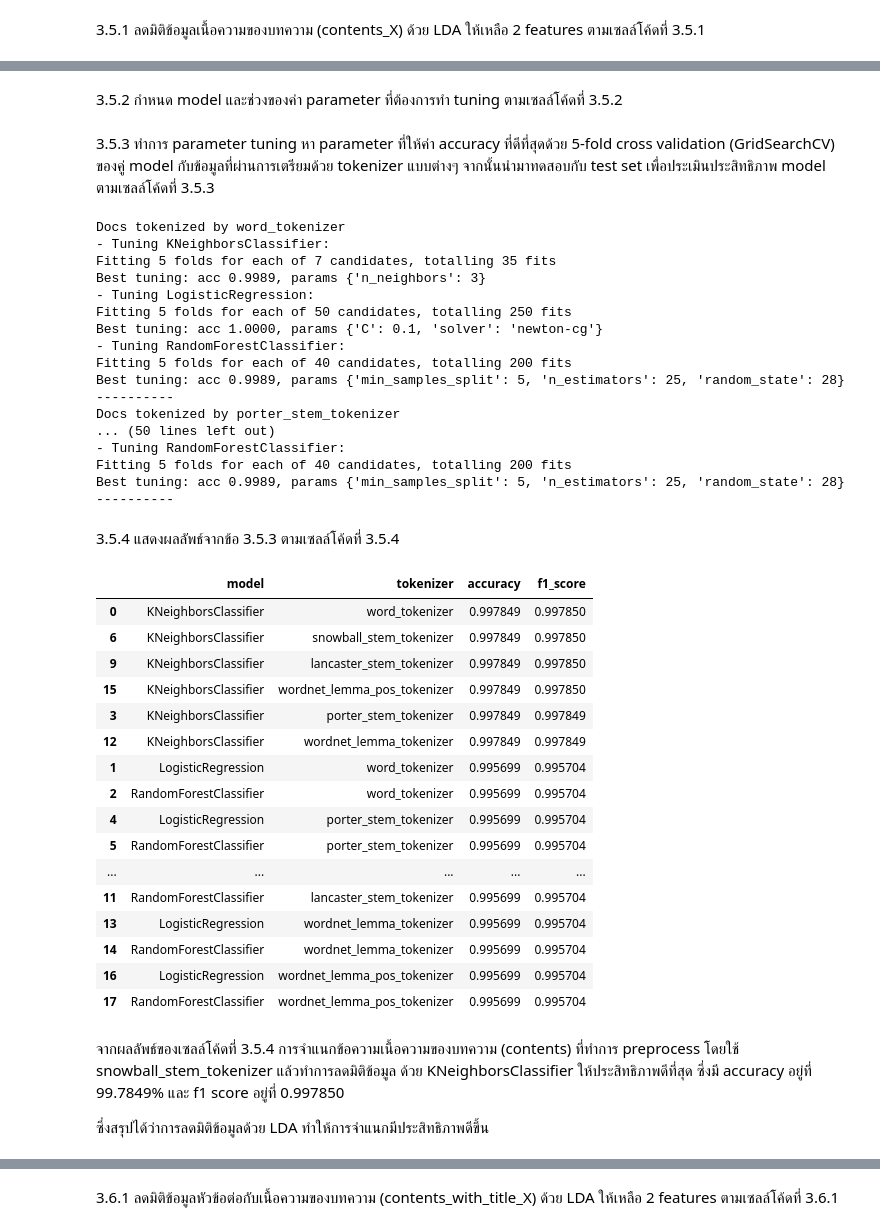
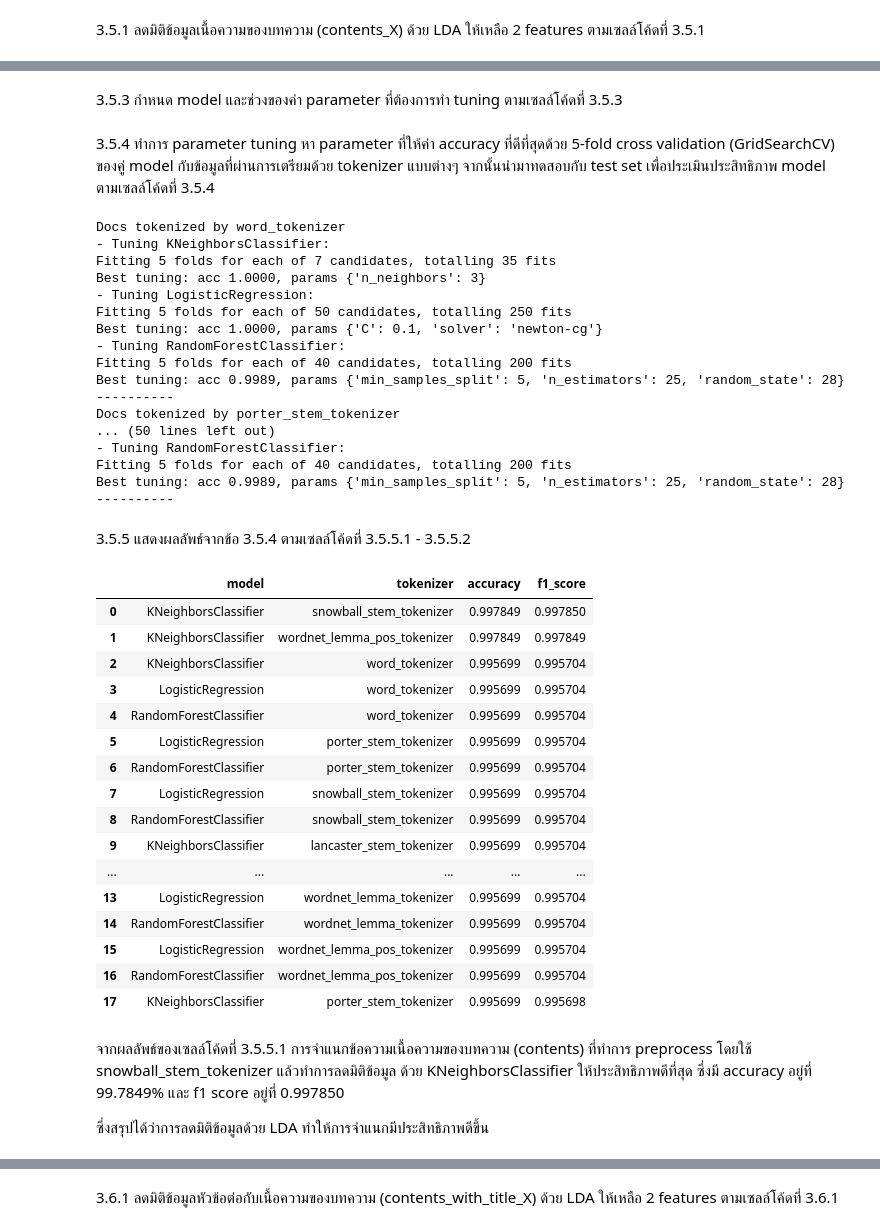
Before and after one commit to tjthanapat/ds4biz-assignment-2, a Jupyter notebook: Task 1 - News Classification/task1.ipynb, the cells around one changed output, grey strips where cells are left out. Drawn from its saved outputs; the diff is of its cells as text; code cells hidden in the pictures.

```diff
--- a/Task 1 - News Classification/task1.ipynb
+++ b/Task 1 - News Classification/task1.ipynb
@@ -1120,7 +1135,7 @@ models = [
         "model": RandomForestClassifier(),
         "params": {
             "n_estimators": list(range(25, 201, 25)),
-            "min_samples_split": list(range(2, 26, 5)),
+            "min_samples_split": list(range(5, 26, 5)),
             "random_state": [28]
         }
     },
@@ -1270,0 +1323,25 @@ Transforming data tokenized by wordnet_lemma_pos_tokenizer
+# %%
+### Code Cell 3.5.2 ###
+
+# Define color for each X
+color_labels = {
+    'sport':'red',
+    'business':'green',
+    'technology':'blue'
+}
+color = [ color_labels[target] for target in targets]
+
+# Define figure
+fig, ax = plt.subplots(3, 2)
+fig.set_size_inches(12, 8)
+fig.tight_layout(pad=3.0)
+fig.suptitle('contents_X after LDA')
+
+# Plot each data in contents_X_lda
+i = 0
+for tokenizer_name, X in contents_X_lda.items():
+  ax[i//2, i%2].set_title(tokenizer_name)
+  ax[i//2, i%2].scatter(X[:,[0]],X[:,[1]], color=color)
+  i += 1
+
+plt.show()
@@ -1271,3 +1350,3 @@ Transforming data tokenized by wordnet_lemma_pos_tokenizer
 # %% [markdown]
-3.5.2 กำหนด model และช่วงของค่า parameter ที่ต้องการทำ tuning ตามเซลล์โค้ดที่ 3.5.2
+3.5.3 กำหนด model และช่วงของค่า parameter ที่ต้องการทำ tuning ตามเซลล์โค้ดที่ 3.5.3
 # %%
@@ -1295,9 +1374,9 @@ models = [
     },
 ]
 # %% [markdown]
-3.5.3 ทำการ parameter tuning หา parameter ที่ให้ค่า accuracy ที่ดีที่สุดด้วย 5-fold cross validation (GridSearchCV) ของคู่ model กับข้อมูลที่ผ่านการเตรียมด้วย tokenizer แบบต่างๆ จากนั้นนำมาทดสอบกับ test set เพื่อประเมินประสิทธิภาพ model ตามเซลล์โค้ดที่ 3.5.3
+3.5.4 ทำการ parameter tuning หา parameter ที่ให้ค่า accuracy ที่ดีที่สุดด้วย 5-fold cross validation (GridSearchCV) ของคู่ model กับข้อมูลที่ผ่านการเตรียมด้วย tokenizer แบบต่างๆ จากนั้นนำมาทดสอบกับ test set เพื่อประเมินประสิทธิภาพ model ตามเซลล์โค้ดที่ 3.5.4
 # %%
-### Code Cell 3.5.3 ###
+### Code Cell 3.5.4 ###
 
 results3 = {
     "model": [],
@@ -1306,10 +1385,11 @@ results3 = {
     "best_tuning_acc": [],
     "accuracy":[],
     "f1_score":[],
+    "cm":[]
 }
 
 y = targets
-cm = []
+
 for tokenizer_name, X in contents_X_lda.items():
     print(f'Docs tokenized by {tokenizer_name}')
 
@@ -1334,16 +1414,19 @@ for tokenizer_name, X in contents_X_lda.items():
         model.set_params(**result.best_params_)
         model.fit(X_train, y_train)
         y_pred = model.predict(X_test)
-        cm.append(confusion_matrix(y_test, y_pred, labels=clf.classes_))
         results3['accuracy'].append(accuracy_score(y_test, y_pred))
         results3['f1_score'].append(f1_score(y_test, y_pred, average='weighted'))
+        results3['cm'].append({
+            'matrix':confusion_matrix(y_test, y_pred, labels=model.classes_),
+            'labels':model.classes_
+        })
 
     print('-'*10)
 # %% [output]
 Docs tokenized by word_tokenizer
 - Tuning KNeighborsClassifier:
 Fitting 5 folds for each of 7 candidates, totalling 35 fits
-Best tuning: acc 0.9989, params {'n_neighbors': 3}
+Best tuning: acc 1.0000, params {'n_neighbors': 3}
 - Tuning LogisticRegression:
 Fitting 5 folds for each of 50 candidates, totalling 250 fits
 Best tuning: acc 1.0000, params {'C': 0.1, 'solver': 'newton-cg'}
@@ -1358,33 +1441,33 @@ Fitting 5 folds for each of 40 candidates, totalling 200 fits
 Best tuning: acc 0.9989, params {'min_samples_split': 5, 'n_estimators': 25, 'random_state': 28}
 ----------
 # %% [markdown]
-3.5.4 แสดงผลลัพธ์จากข้อ 3.5.3 ตามเซลล์โค้ดที่ 3.5.4
+3.5.5 แสดงผลลัพธ์จากข้อ 3.5.4 ตามเซลล์โค้ดที่ 3.5.5.1 - 3.5.5.2
 # %%
-### Code Cell 3.5.4 ###
+### Code Cell 3.5.5.1 ###
 
 result_df = pd.DataFrame(results3)
 
 result_df[['model','tokenizer','accuracy','f1_score']] \
-    .sort_values(by=['accuracy','f1_score'], ascending=False)
+    .sort_values(by=['accuracy','f1_score'], ascending=False).reset_index(drop=True)
 # %% [output]
 |  | model | tokenizer | accuracy | f1_score |
-| 0 | KNeighborsClassifier | word_tokenizer | 0.997849 | 0.997850 |
-| 6 | KNeighborsClassifier | snowball_stem_tokenizer | 0.997849 | 0.997850 |
-| 9 | KNeighborsClassifier | lancaster_stem_tokenizer | 0.997849 | 0.997850 |
-| 15 | KNeighborsClassifier | wordnet_lemma_pos_tokenizer | 0.997849 | 0.997850 |
-| 3 | KNeighborsClassifier | porter_stem_tokenizer | 0.997849 | 0.997849 |
-| 12 | KNeighborsClassifier | wordnet_lemma_tokenizer | 0.997849 | 0.997849 |
-| 1 | LogisticRegression | word_tokenizer | 0.995699 | 0.995704 |
-| 2 | RandomForestClassifier | word_tokenizer | 0.995699 | 0.995704 |
-| 4 | LogisticRegression | porter_stem_tokenizer | 0.995699 | 0.995704 |
-| 5 | RandomForestClassifier | porter_stem_tokenizer | 0.995699 | 0.995704 |
+| 0 | KNeighborsClassifier | snowball_stem_tokenizer | 0.997849 | 0.997850 |
+| 1 | KNeighborsClassifier | wordnet_lemma_pos_tokenizer | 0.997849 | 0.997849 |
+| 2 | KNeighborsClassifier | word_tokenizer | 0.995699 | 0.995704 |
+| 3 | LogisticRegression | word_tokenizer | 0.995699 | 0.995704 |
+| 4 | RandomForestClassifier | word_tokenizer | 0.995699 | 0.995704 |
+| 5 | LogisticRegression | porter_stem_tokenizer | 0.995699 | 0.995704 |
+| 6 | RandomForestClassifier | porter_stem_tokenizer | 0.995699 | 0.995704 |
+| 7 | LogisticRegression | snowball_stem_tokenizer | 0.995699 | 0.995704 |
+| 8 | RandomForestClassifier | snowball_stem_tokenizer | 0.995699 | 0.995704 |
+| 9 | KNeighborsClassifier | lancaster_stem_tokenizer | 0.995699 | 0.995704 |
 | ... | ... | ... | ... | ... |
-| 11 | RandomForestClassifier | lancaster_stem_tokenizer | 0.995699 | 0.995704 |
 | 13 | LogisticRegression | wordnet_lemma_tokenizer | 0.995699 | 0.995704 |
 | 14 | RandomForestClassifier | wordnet_lemma_tokenizer | 0.995699 | 0.995704 |
-| 16 | LogisticRegression | wordnet_lemma_pos_tokenizer | 0.995699 | 0.995704 |
-| 17 | RandomForestClassifier | wordnet_lemma_pos_tokenizer | 0.995699 | 0.995704 |
+| 15 | LogisticRegression | wordnet_lemma_pos_tokenizer | 0.995699 | 0.995704 |
+| 16 | RandomForestClassifier | wordnet_lemma_pos_tokenizer | 0.995699 | 0.995704 |
+| 17 | KNeighborsClassifier | porter_stem_tokenizer | 0.995699 | 0.995698 |
 # %% [markdown]
-จากผลลัพธ์ของเซลล์โค้ดที่ 3.5.4 การจำแนกข้อความเนื้อความของบทความ (contents) ที่ทำการ preprocess โดยใช้ snowball_stem_tokenizer แล้วทำการลดมิติข้อมูล ด้วย KNeighborsClassifier ให้ประสิทธิภาพดีที่สุด ซึ่งมี accuracy อยู่ที่ 99.7849% และ f1 score อยู่ที่ 0.997850
+จากผลลัพธ์ของเซลล์โค้ดที่ 3.5.5.1 การจำแนกข้อความเนื้อความของบทความ (contents) ที่ทำการ preprocess โดยใช้ snowball_stem_tokenizer แล้วทำการลดมิติข้อมูล ด้วย KNeighborsClassifier ให้ประสิทธิภาพดีที่สุด ซึ่งมี accuracy อยู่ที่ 99.7849% และ f1 score อยู่ที่ 0.997850
 
 ซึ่งสรุปได้ว่าการลดมิติข้อมูลด้วย LDA ทำให้การจำแนกมีประสิทธิภาพดีขึ้น
```
Also changed, not shown: parts of 37 cells of this notebook.
